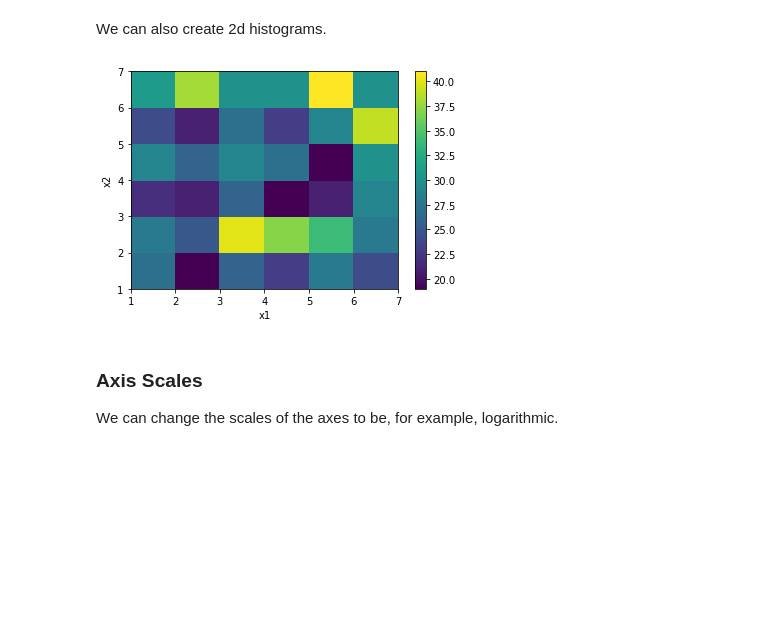
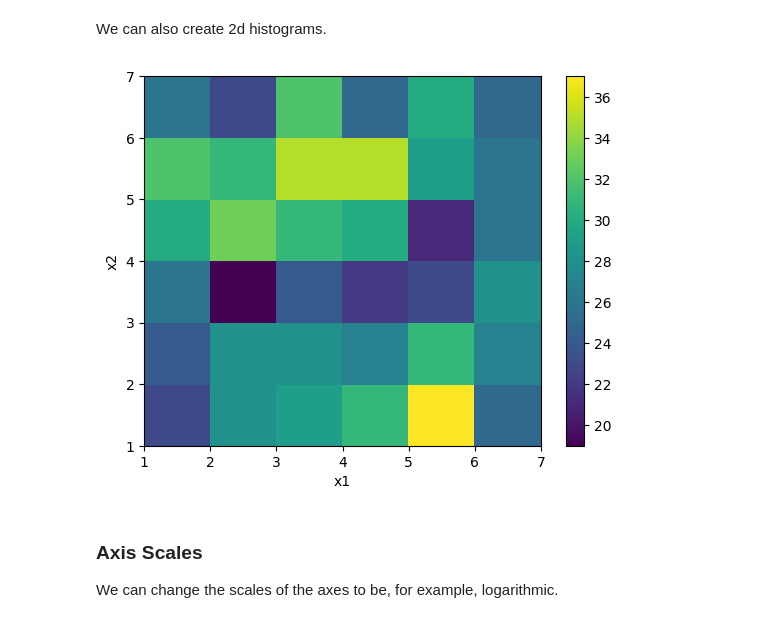
Before and after one commit to faithkane3/python-exercises, a Jupyter notebook: matplotlib.ipynb, the cells around one changed output. Saved outputs shown, nothing was run; the diff lists cells and outputs as text; code cells hidden in the pictures; blank space fills up the shorter version.

```diff
--- a/matplotlib.ipynb
+++ b/matplotlib.ipynb
@@ -274,17 +277,19 @@ plt.show()
 # %% [markdown]
 We can also create 2d histograms.
 # %%
+plt.rcdefaults()
+
 n = 1000
 x1 = [randint(1, 6) for _ in range(n)]
 x2 = [randint(1, 6) for _ in range(n)]
 
 plt.hist2d(x=x1, y=x2, bins=range(1, 8), )
 plt.xlabel('x1')
 plt.ylabel('x2')
 plt.colorbar()
 plt.show()
 # %% [output]
-[figure, old version]
+[figure, new version]
 # %% [markdown]
 ### Axis Scales
 
```
Also changed, not shown: parts of 9 cells of this notebook, 2 other files.
